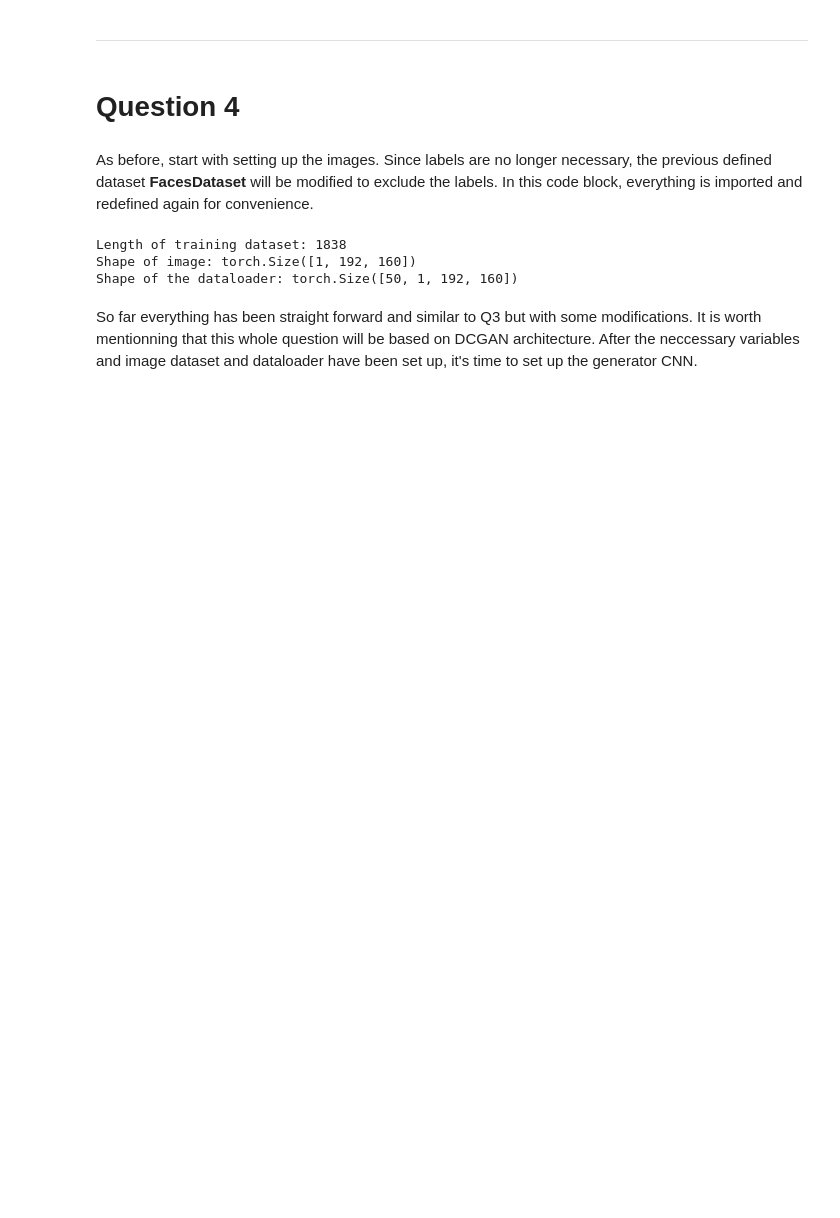
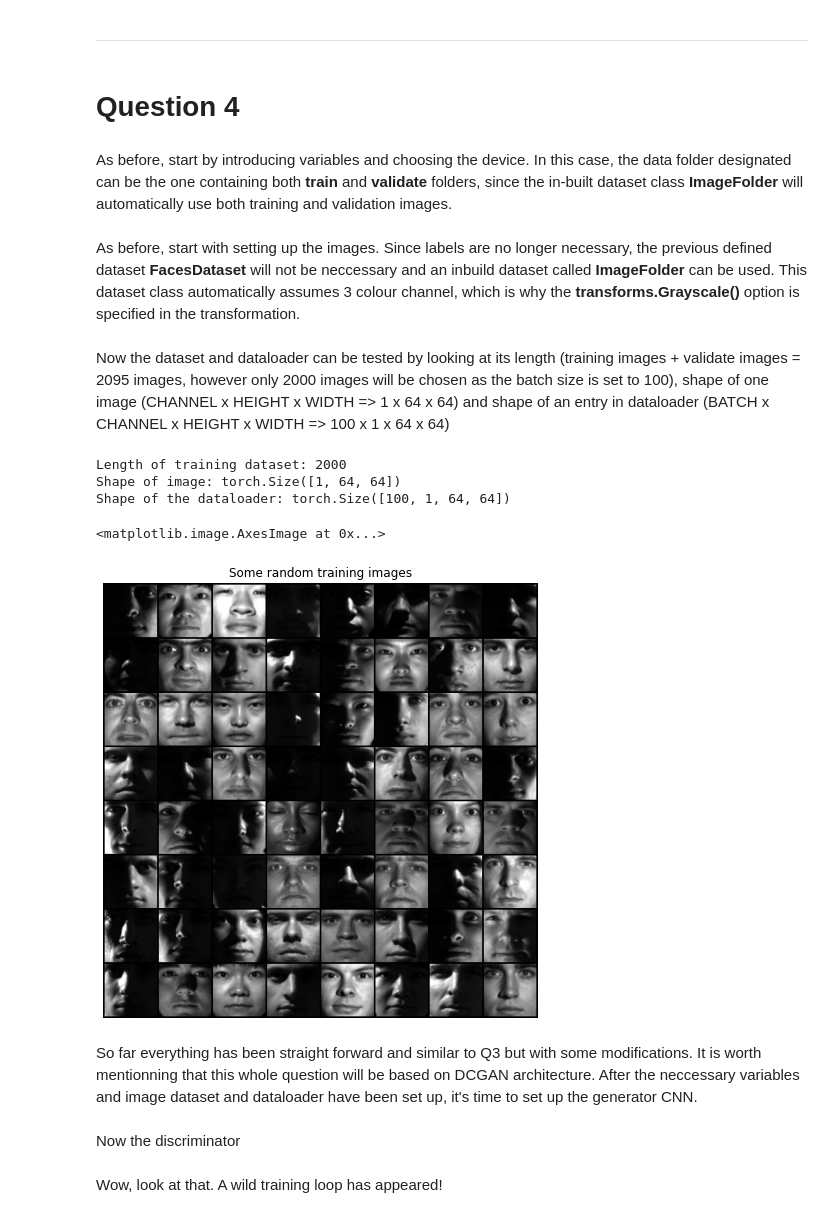
Before and after one commit to Zeoffin/university_ML_CNN, a Jupyter notebook: int3.ipynb, the cells around one changed output. Drawn from its saved outputs; the diff is of its cells as text; code cells hidden in the pictures; blank space fills up the shorter version.

```diff
--- a/int3.ipynb
+++ b/int3.ipynb
@@ -661,7 +663,7 @@ Length of weight list: 22
 # %% [markdown]
 # Question 4
 # %% [markdown]
-As before, start with setting up the images. Since labels are no longer necessary, the previous defined dataset **FacesDataset** will be modified to exclude the labels. In this code block, everything is imported and redefined again for convenience.
+As before, start by introducing variables and choosing the device. In this case, the data folder designated can be the one containing both **train** and **validate** folders, since the in-built dataset class **ImageFolder** will automatically use both training and validation images.
 # %%
 import os
 import torch
@@ -707,28 +695,41 @@ class FacesDataset(Dataset):
+# %% [markdown]
+As before, start with setting up the images. Since labels are no longer necessary, the previous defined dataset **FacesDataset** will not be neccessary and an inbuild dataset called **ImageFolder** can be used. This dataset class automatically assumes 3 colour channel, which is why the **transforms.Grayscale()** option is specified in the transformation.
+# %%
+# Create the dataset using ImageFolder class
+all_faces_dataset = dset.ImageFolder(root=data_folder,
+                           transform=transforms.Compose([
+                               transforms.Grayscale(),  # Make sure there is only one channel
+                               transforms.Resize(image_size),  # Reduce resolution
+                               transforms.CenterCrop(image_size),
+                               transforms.ToTensor(),
+                           ]))
+
+faces_dataset = torch.utils.data.Subset(all_faces_dataset, numpy.random.choice(len(all_faces_dataset), 2000, replace=False))  # From all 2095 images choose 2000 random ones
+
+# Create the dataloader
+faces_data_loader = torch.utils.data.DataLoader(faces_dataset, batch_size=batch_size,
+                                         shuffle=True, num_workers=0)
+# %% [markdown]
+Now the dataset and dataloader can be tested by looking at its length (training images + validate images = 2095 images, however only 2000 images will be chosen as the batch size is set to 100), shape of one image (CHANNEL x HEIGHT x WIDTH  => 1 x 64 x 64) and shape of an entry in dataloader (BATCH x CHANNEL x HEIGHT x WIDTH  =>  100 x 1 x 64 x 64)
 # %%
-# Define some parameters
-batch_size = 50
-nz = 100 # Size of z latent vector (i.e. size of generator input)
-ngf = 64 # Size of feature maps in generator
-ndf = 64 # Size of feature maps in discriminator
-num_epochs = 5 # Number of training epochs
-lr = 0.0002 # Learning rate for optimizers
-beta1 = 0.5 # Beta1 hyperparam for Adam optimizers
+# Test the shapes and lengths of dataset and data loader
+image_shape = faces_dataset
+print(f'Length of training dataset: {len(faces_dataset)}')
+print(f'Shape of image: {image_shape[0][0].shape}')
 
-# Set up dataset and dataloader
-faces_dataset = FacesDataset(data_folder, labels, to_tensor)
-faces_data_loader = DataLoader(dataset=faces_dataset, batch_size=batch_size, shuffle=True, num_workers=0)
+images = next(iter(faces_data_loader))
+print(f'Shape of the dataloader: {images[0].shape}')  # BATCH SIZE  x  COLOUR CHANNELS  x  HEIGHT  x  WIDTH
 
-# Test the shapes and lengths of one entry
-image_shape = faces_dataset[0]
-print(f'Length of training dataset: {len(faces_dataset)}')
-print(f'Shape of image: {image_shape.shape}')
-
-# Test the data loader
-images = next(iter(faces_data_loader))
-print(f'Shape of the dataloader: {images.shape}')  # BATCH SIZE  x  COLOUR CHANNELS  x  HEIGHT  x  WIDTH
+# Plot some training images to make sure everything works
+plt.figure(figsize=(8,8))
+plt.axis("off")
+plt.title("Some random training images")
+plt.imshow(numpy.transpose(vutils.make_grid(images[0].to(device)[:64], padding=2, normalize=True).cpu(),(1,2,0)))
 # %% [output]
-Length of training dataset: 1838
-Shape of image: torch.Size([1, 192, 160])
-Shape of the dataloader: torch.Size([50, 1, 192, 160])
+Length of training dataset: 2000
+Shape of image: torch.Size([1, 64, 64])
+Shape of the dataloader: torch.Size([100, 1, 64, 64])
+<matplotlib.image.AxesImage at 0x...>
+[figure, added]
 # %% [markdown]
 So far everything has been straight forward and similar to Q3 but with some modifications. It is worth mentionning that this whole question will be based on DCGAN architecture. After the neccessary variables and image dataset and dataloader have been set up, it's time to set up the generator CNN.
@@ -734,0 +768,2 @@ So far everything has been straight forward and similar to Q3 but with some modi
+# %% [markdown]
+Now the discriminator
@@ -734,0 +800,2 @@ So far everything has been straight forward and similar to Q3 but with some modi
+# %% [markdown]
+Wow, look at that. A wild training loop has appeared!
```
Also changed, not shown: parts of 11 cells of this notebook, 1 other file.
